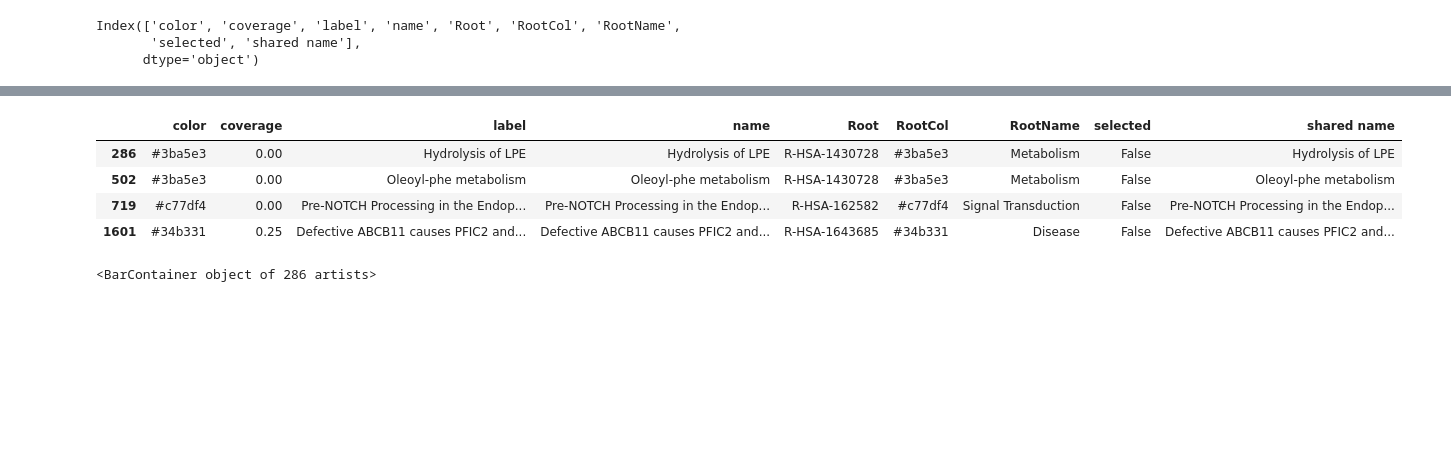
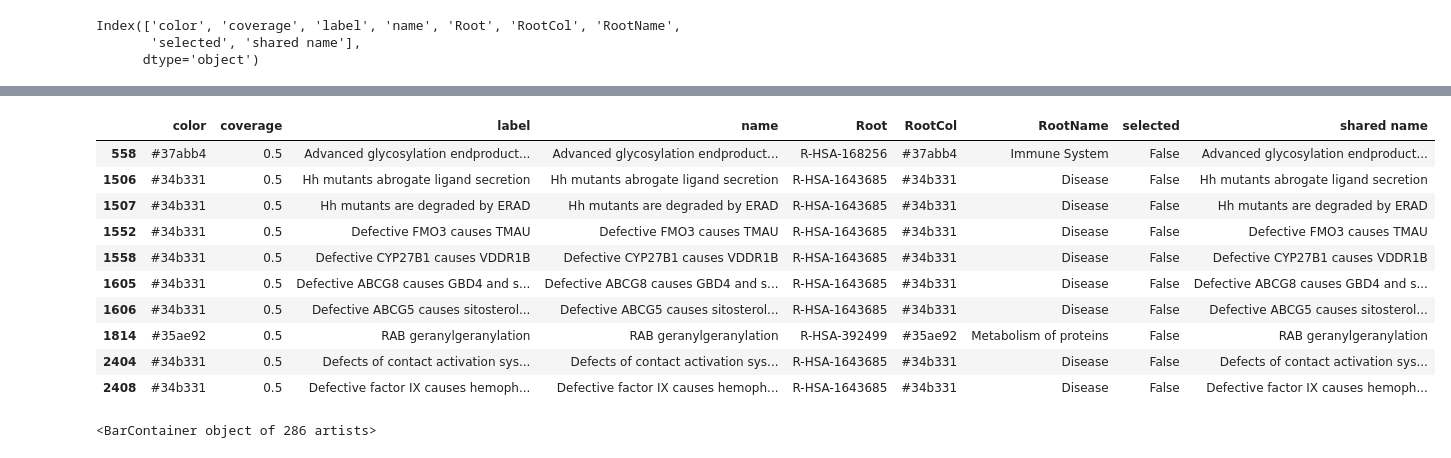
Before and after one commit to SamSaladino/Pa_coverage, a Jupyter notebook: pathway_graph.ipynb, the cells around one changed output, grey strips where cells are left out. Saved outputs shown, nothing was run; the diff lists cells and outputs as text; code cells hidden in the pictures; blank space fills up the shorter version.

```diff
--- a/pathway_graph.ipynb
+++ b/pathway_graph.ipynb
@@ -222,13 +228,19 @@ difference = np.sort(pa_lpa_table.coverage - pa_table.coverage)
 clen_difference = difference[~np.isnan(difference)]
 clen_difference = clen_difference[clen_difference != 0]
 # %%
-pa_table[pa_lpa_table.coverage - pa_table.coverage > 0.1]
+pa_table[pa_lpa_table.coverage - pa_table.coverage == -0.5]
 # %% [output]
 |  | color | coverage | label | name | Root | RootCol | RootName | selected | shared name |
-| 286 | #3ba5e3 | 0.00 | Hydrolysis of LPE | Hydrolysis of LPE | R-HSA-1430728 | #3ba5e3 | Metabolism | False | Hydrolysis of LPE |
-| 502 | #3ba5e3 | 0.00 | Oleoyl-phe metabolism | Oleoyl-phe metabolism | R-HSA-1430728 | #3ba5e3 | Metabolism | False | Oleoyl-phe metabolism |
-| 719 | #c77df4 | 0.00 | Pre-NOTCH Processing in the Endop... | Pre-NOTCH Processing in the Endop... | R-HSA-162582 | #c77df4 | Signal Transduction | False | Pre-NOTCH Processing in the Endop... |
-| 1601 | #34b331 | 0.25 | Defective ABCB11 causes PFIC2 and... | Defective ABCB11 causes PFIC2 and... | R-HSA-1643685 | #34b331 | Disease | False | Defective ABCB11 causes PFIC2 and... |
+| 558 | #37abb4 | 0.5 | Advanced glycosylation endproduct... | Advanced glycosylation endproduct... | R-HSA-168256 | #37abb4 | Immune System | False | Advanced glycosylation endproduct... |
+| 1506 | #34b331 | 0.5 | Hh mutants abrogate ligand secretion | Hh mutants abrogate ligand secretion | R-HSA-1643685 | #34b331 | Disease | False | Hh mutants abrogate ligand secretion |
+| 1507 | #34b331 | 0.5 | Hh mutants are degraded by ERAD | Hh mutants are degraded by ERAD | R-HSA-1643685 | #34b331 | Disease | False | Hh mutants are degraded by ERAD |
+| 1552 | #34b331 | 0.5 | Defective FMO3 causes TMAU | Defective FMO3 causes TMAU | R-HSA-1643685 | #34b331 | Disease | False | Defective FMO3 causes TMAU |
+| 1558 | #34b331 | 0.5 | Defective CYP27B1 causes VDDR1B | Defective CYP27B1 causes VDDR1B | R-HSA-1643685 | #34b331 | Disease | False | Defective CYP27B1 causes VDDR1B |
+| 1605 | #34b331 | 0.5 | Defective ABCG8 causes GBD4 and s... | Defective ABCG8 causes GBD4 and s... | R-HSA-1643685 | #34b331 | Disease | False | Defective ABCG8 causes GBD4 and s... |
+| 1606 | #34b331 | 0.5 | Defective ABCG5 causes sitosterol... | Defective ABCG5 causes sitosterol... | R-HSA-1643685 | #34b331 | Disease | False | Defective ABCG5 causes sitosterol... |
+| 1814 | #35ae92 | 0.5 | RAB geranylgeranylation | RAB geranylgeranylation | R-HSA-392499 | #35ae92 | Metabolism of proteins | False | RAB geranylgeranylation |
+| 2404 | #34b331 | 0.5 | Defects of contact activation sys... | Defects of contact activation sys... | R-HSA-1643685 | #34b331 | Disease | False | Defects of contact activation sys... |
+| 2408 | #34b331 | 0.5 | Defective factor IX causes hemoph... | Defective factor IX causes hemoph... | R-HSA-1643685 | #34b331 | Disease | False | Defective factor IX causes hemoph... |
 # %%
 plt.figure(figsize=(10,5))
 plt.bar(range(len(clen_difference)),clen_difference)
```
Also changed, not shown: parts of 5 cells of this notebook, 1 other file.
